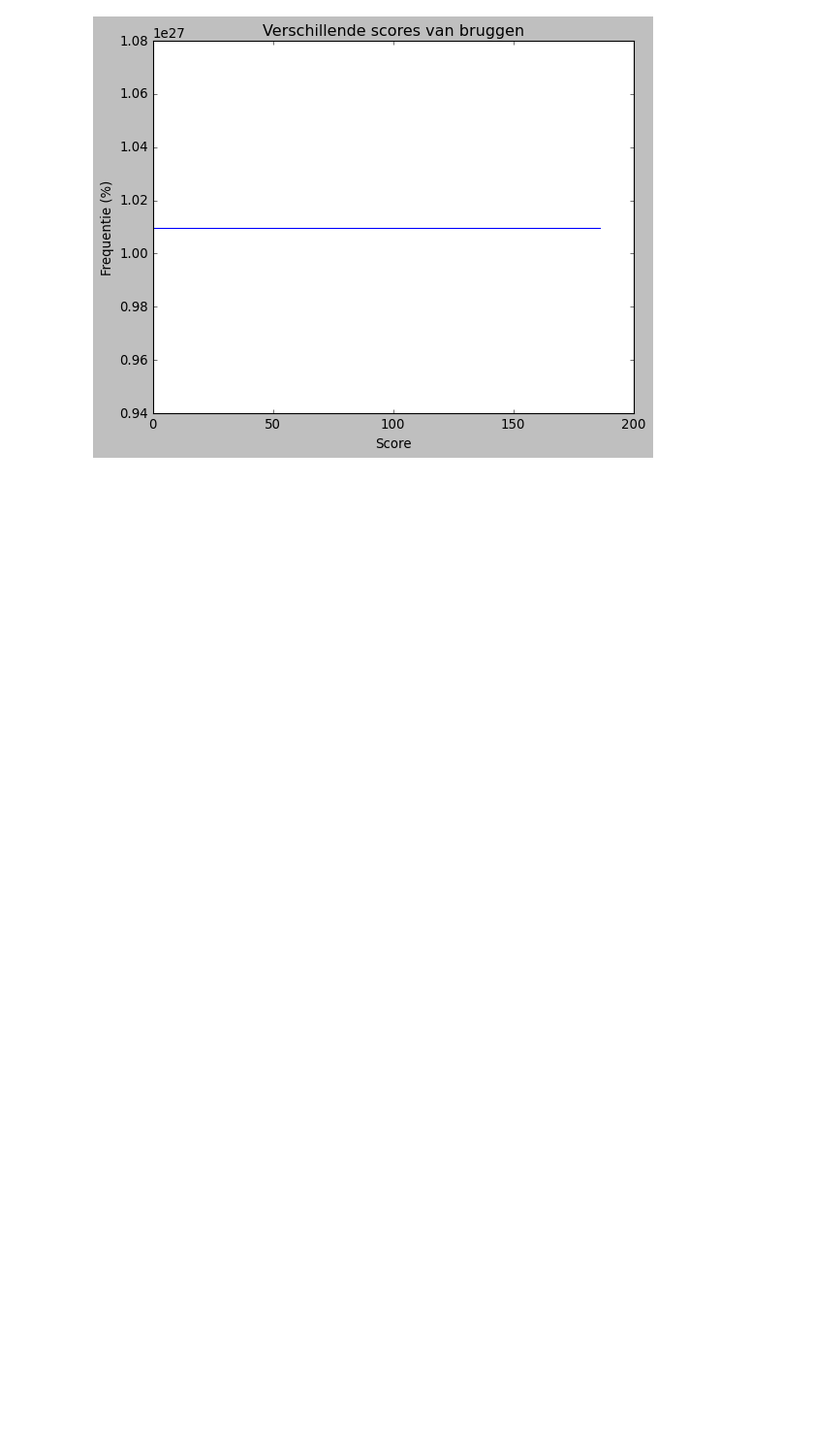
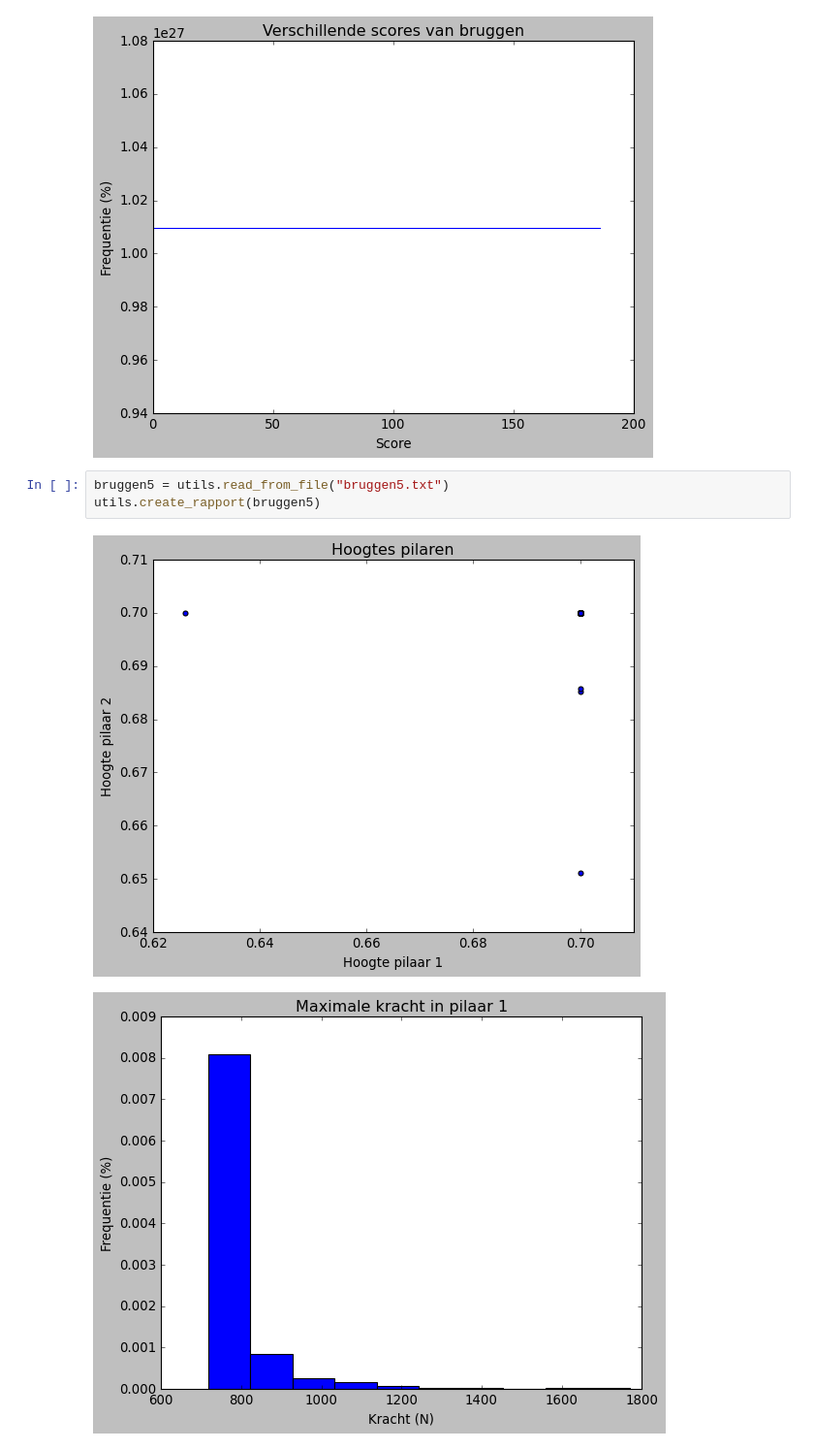
Before and after one commit to SamClercky/project-bouwkunde, a Jupyter notebook: initiele_berekeningen/analyse-bruggen.ipynb, the cells around one changed output. Shown at 97% size. Saved outputs shown, nothing was run; the diff lists cells and outputs as text; blank space fills up the shorter version.

```diff
--- a/initiele_berekeningen/analyse-bruggen.ipynb
+++ b/initiele_berekeningen/analyse-bruggen.ipynb
@@ -69,3 +69,9 @@ utils.create_rapport(bruggen4)
 [figure]
 [figure]
 [figure]
+# %%
+bruggen5 = utils.read_from_file("bruggen5.txt")
+utils.create_rapport(bruggen5)
+# %% [output]
+[figure, added]
+[figure, added]
```
Also changed, not shown: parts of 1 cell of this notebook, 1 other file.
